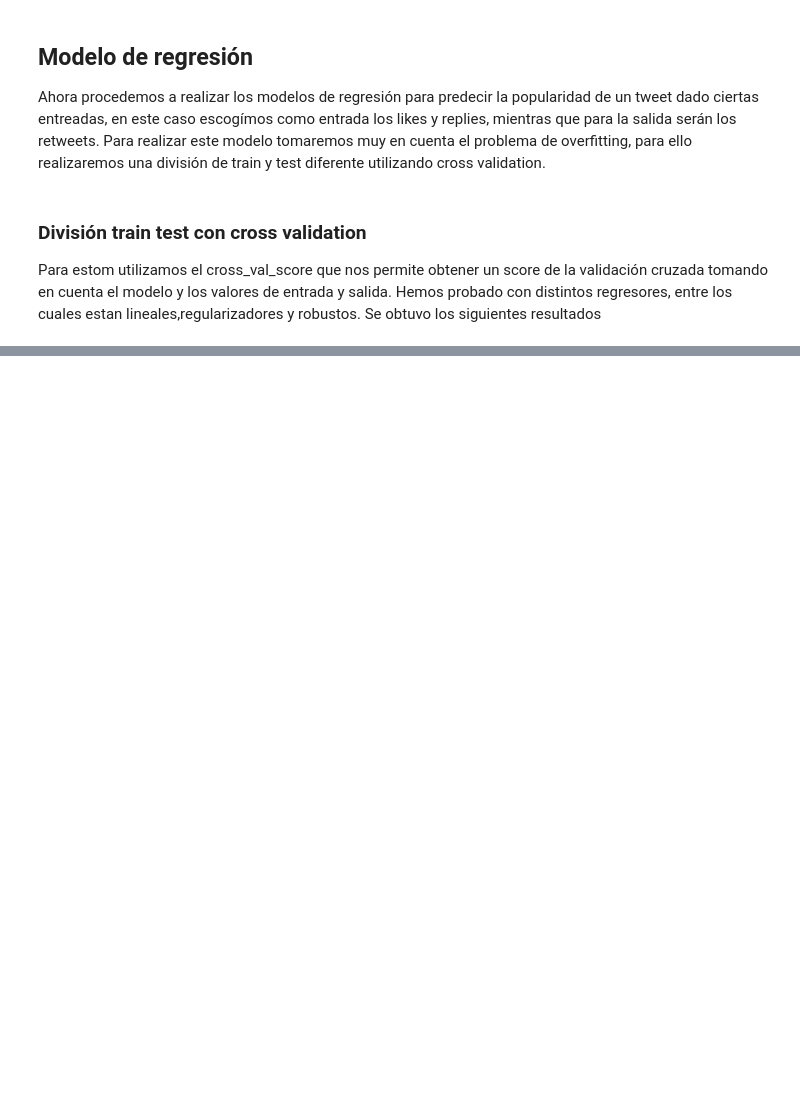
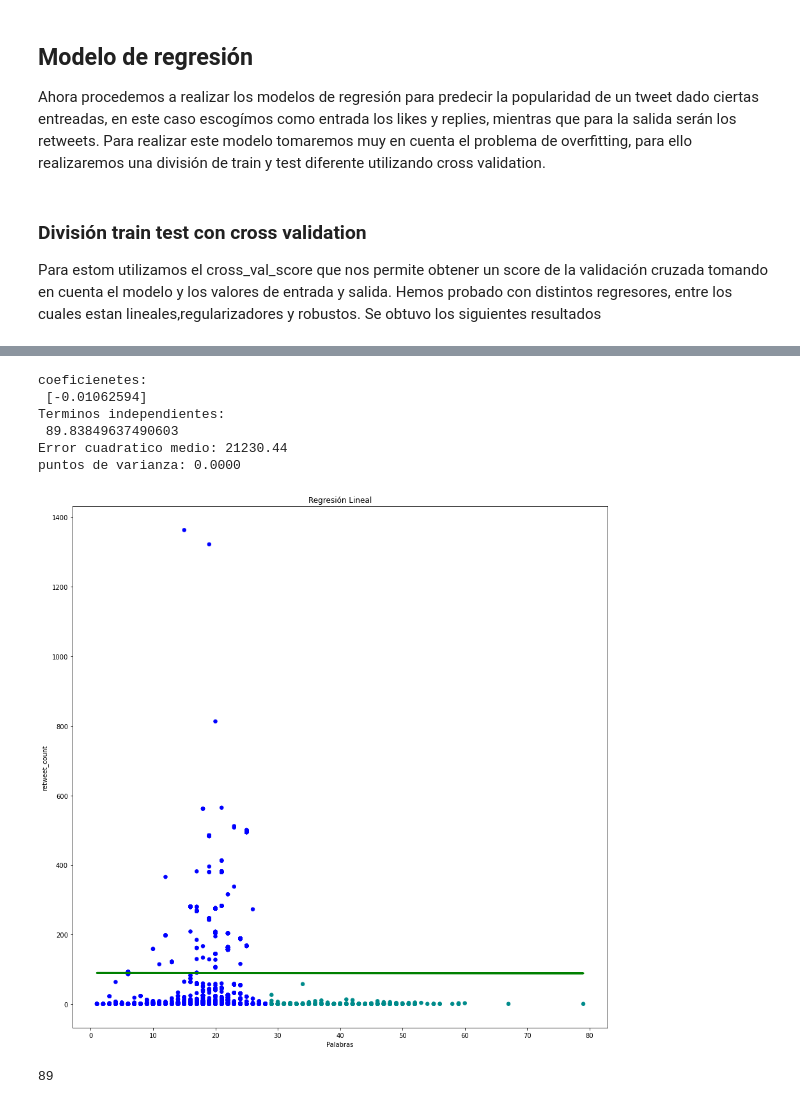
Before and after one commit to RobertoPacho/Simulacion, a Jupyter notebook: Primer Interciclo/Examen/Examen.ipynb, the cells around one changed output, grey strips where cells are left out. Cells and saved outputs as stored; diff of their text form; code cells hidden in the pictures; blank space fills up the shorter version.

```diff
--- a/Primer Interciclo/Examen/Examen.ipynb
+++ b/Primer Interciclo/Examen/Examen.ipynb
@@ -372 +246,46 @@ El tweet con 660 likes y 26 respuestas predice 130 retweets con una presición d
+# %%
+# Asignamos nuestra variable de entrada X para entrenamiento y las etiquetas Y.
+dataX =filtered_data[["palabras"]]
+X_train = np.array(dataX)
+y_train = filtered_data['retweet_count'].values
+# %%
+# Creamos el objeto de Regresión Linear
+regr = linear_model.LinearRegression()
+
+# Entrenamiento del modelo
+regr.fit(X_train, y_train)
+
+# Hacemos las predicciones que en definitiva una línea (en este caso, al ser 2D)
+y_pred = regr.predict(X_train)
+
+print('coeficienetes: \n', regr.coef_)
+# Interseccion el eje Y (en X=0)
+print('Terminos independientes: \n', regr.intercept_)
+print("Error cuadratico medio: %.2f" % mean_squared_error(y_train, y_pred))
+# El mejor puntaje es un 1.0
+print('puntos de varianza: %.4f' % r2_score(y_train, y_pred))
+# %% [output]
+coeficienetes:
+ [-0.01062594]
+Terminos independientes:
+ 89.83849637490603
+Error cuadratico medio: 21230.44
+puntos de varianza: 0.0000
+# %%
+plt.scatter(X_train[:,0], y_train,  c=asignar, s=tamanios[0])
+plt.plot(X_train[:,0], y_pred, color='green', linewidth=3)
+
+plt.xlabel('Palabras')
+plt.ylabel('retweet_count')
+plt.title('Regresión Lineal')
+plt.gcf().set_size_inches(15, 15)
+plt.show()
+# %% [output]
+[figure, added]
+# %%
+#Para realizar una prediccion vamos a definir el numero de palabras y nos mostrara las veces que va a ser retw
+predic = regr.predict([[50]])
+print(int(predic))
+# %% [output]
+89
 # %% [markdown]
```
Also changed, not shown: parts of 57 cells of this notebook.
